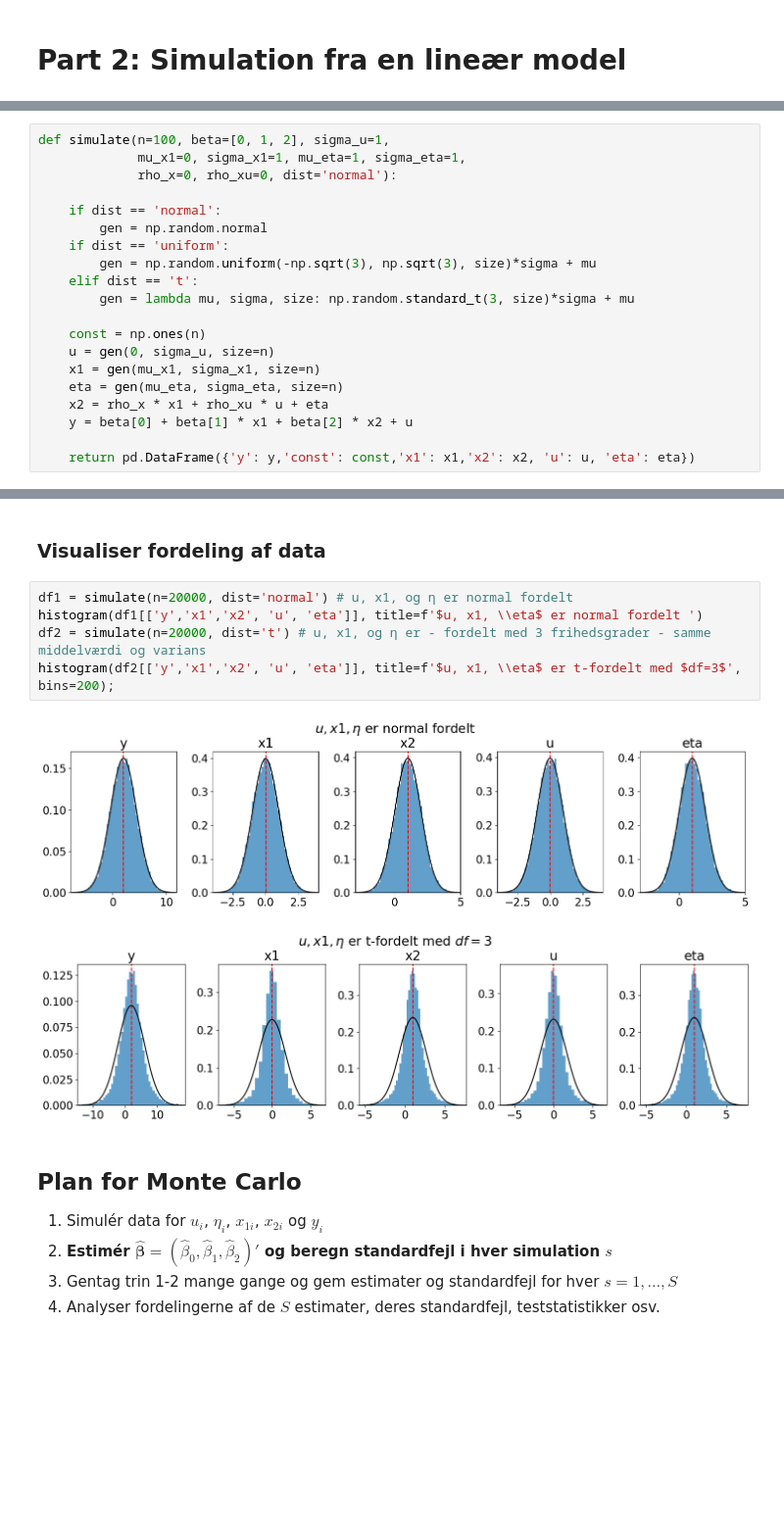
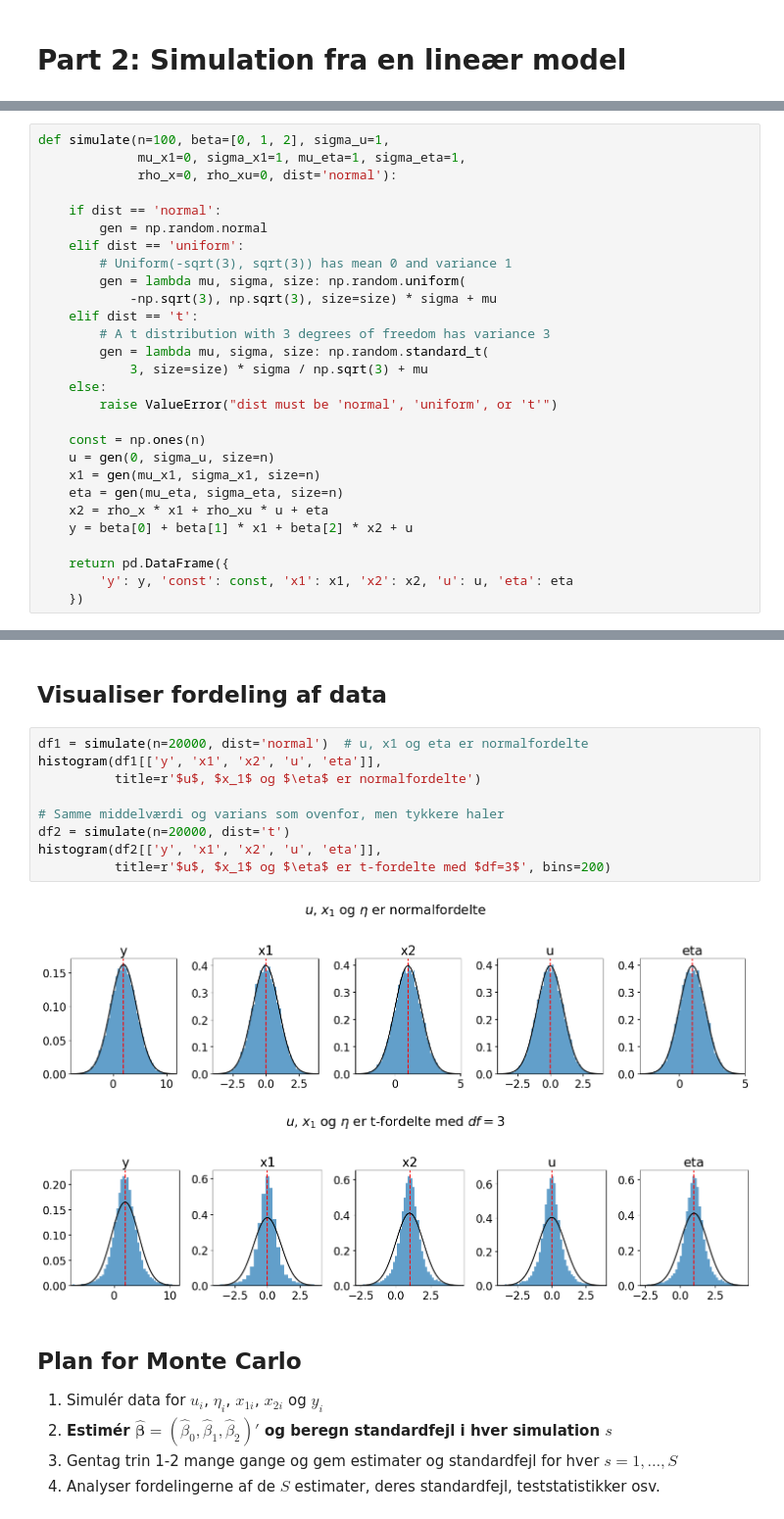
Before and after one commit to bschjerning/EconometricsA, a Jupyter notebook: 1_lectures/06_simulation/06_simulation_examples.ipynb, the cells around one changed output, grey strips where cells are left out. Shown at 98% size. Cells and saved outputs as stored; diff of their text form; blank space fills up the shorter version.

```diff
--- a/1_lectures/06_simulation/06_simulation_examples.ipynb
+++ b/1_lectures/06_simulation/06_simulation_examples.ipynb
@@ -80,10 +82,16 @@ def simulate(n=100, beta=[0, 1, 2], sigma_u=1,
 
     if dist == 'normal':
         gen = np.random.normal
-    if dist == 'uniform':
-        gen = np.random.uniform(-np.sqrt(3), np.sqrt(3), size)*sigma + mu
+    elif dist == 'uniform':
+        # Uniform(-sqrt(3), sqrt(3)) has mean 0 and variance 1
+        gen = lambda mu, sigma, size: np.random.uniform(
+            -np.sqrt(3), np.sqrt(3), size=size) * sigma + mu
     elif dist == 't':
-        gen = lambda mu, sigma, size: np.random.standard_t(3, size)*sigma + mu
+        # A t distribution with 3 degrees of freedom has variance 3
+        gen = lambda mu, sigma, size: np.random.standard_t(
+            3, size=size) * sigma / np.sqrt(3) + mu
+    else:
+        raise ValueError("dist must be 'normal', 'uniform', or 't'")
 
     const = np.ones(n)
     u = gen(0, sigma_u, size=n)
@@ -92,5 +100,7 @@ def simulate(n=100, beta=[0, 1, 2], sigma_u=1,
     x2 = rho_x * x1 + rho_xu * u + eta
     y = beta[0] + beta[1] * x1 + beta[2] * x2 + u
 
-    return pd.DataFrame({'y': y,'const': const,'x1': x1,'x2': x2, 'u': u, 'eta': eta})
+    return pd.DataFrame({
+        'y': y, 'const': const, 'x1': x1, 'x2': x2, 'u': u, 'eta': eta
+    })
 # %% [markdown]
@@ -150,13 +176,17 @@ def histogram(stat, truestat=None, title='Histogram', xlim=None, bins=50, normde
 # %% [markdown]
-### Visualiser fordeling af data
+## Visualiser fordeling af data
 # %%
-df1 = simulate(n=20000, dist='normal') # u, x1, og η er normal fordelt
-histogram(df1[['y','x1','x2', 'u', 'eta']], title=f'$u, x1, \\eta$ er normal fordelt ')
-df2 = simulate(n=20000, dist='t') # u, x1, og η er - fordelt med 3 frihedsgrader - samme middelværdi og varians
-histogram(df2[['y','x1','x2', 'u', 'eta']], title=f'$u, x1, \\eta$ er t-fordelt med $df=3$', bins=200);
+df1 = simulate(n=20000, dist='normal')  # u, x1 og eta er normalfordelte
+histogram(df1[['y', 'x1', 'x2', 'u', 'eta']],
+          title=r'$u$, $x_1$ og $\eta$ er normalfordelte')
+
+# Samme middelværdi og varians som ovenfor, men tykkere haler
+df2 = simulate(n=20000, dist='t')
+histogram(df2[['y', 'x1', 'x2', 'u', 'eta']],
+          title=r'$u$, $x_1$ og $\eta$ er t-fordelte med $df=3$', bins=200)
 # %% [output]
-[figure, old version]
+[figure, new version]
-[figure, old version]
+[figure, new version]
 # %% [markdown]
 ## Plan for Monte Carlo
 1. Simulér data for $u_i$, $\eta_i$, $x_{1i}$, $x_{2i}$ og $y_i$
```
Also changed, not shown: parts of 63 cells of this notebook.
